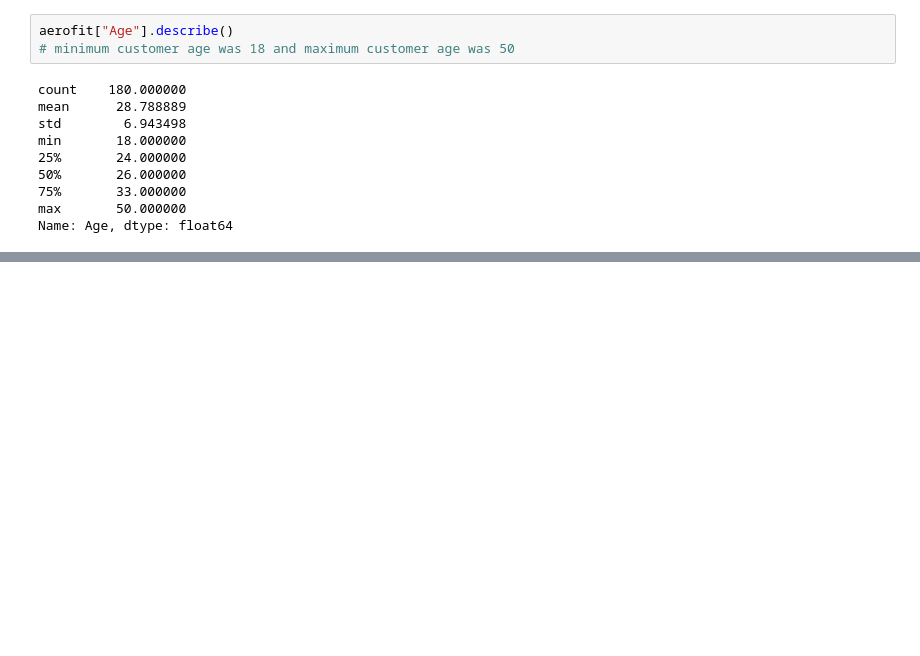
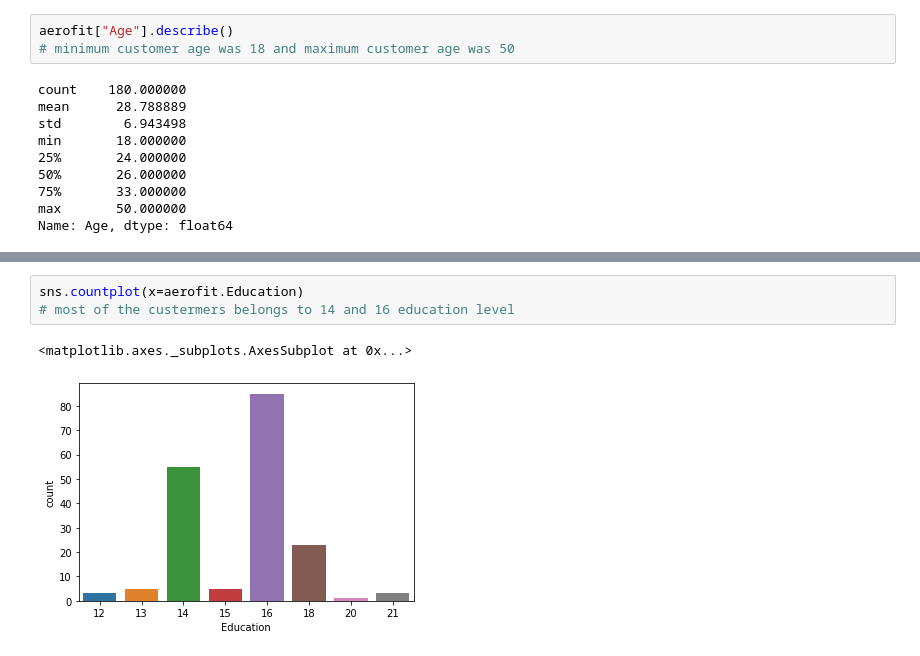
Before and after one commit to debadattasarangi/ML, a Jupyter notebook: Aerofit.ipynb, the cells around one changed output, grey strips where cells are left out. Drawn from its saved outputs; the diff is of its cells as text; blank space fills up the shorter version.

```diff
--- a/Aerofit.ipynb
+++ b/Aerofit.ipynb
@@ -239,0 +253,6 @@ aerofit.groupby(["Product","MaritalStatus","Fitness","Income"]).count()
+# %%
+sns.countplot(x=aerofit.Education)
+# most of the custermers belongs to 14 and 16 education level
+# %% [output]
+<matplotlib.axes._subplots.AxesSubplot at 0x...>
+[figure, added]
```
Also changed, not shown: parts of 68 cells of this notebook.
